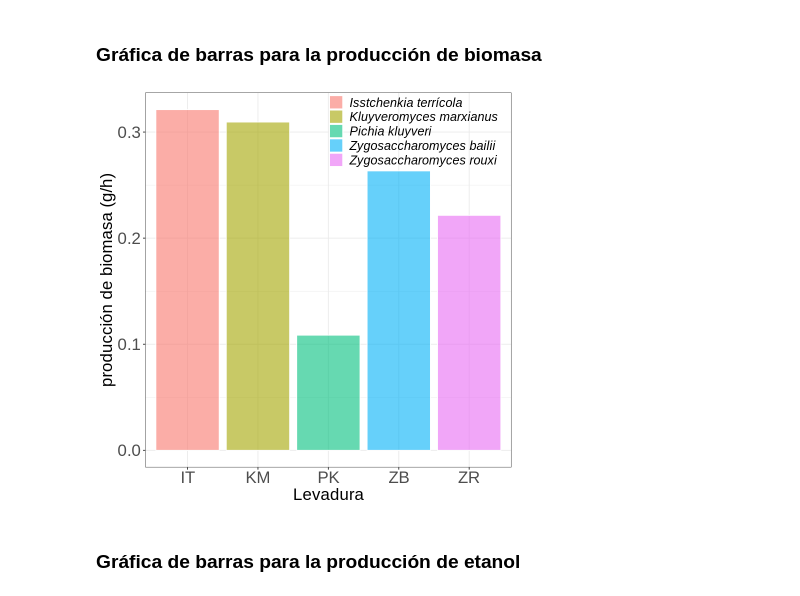
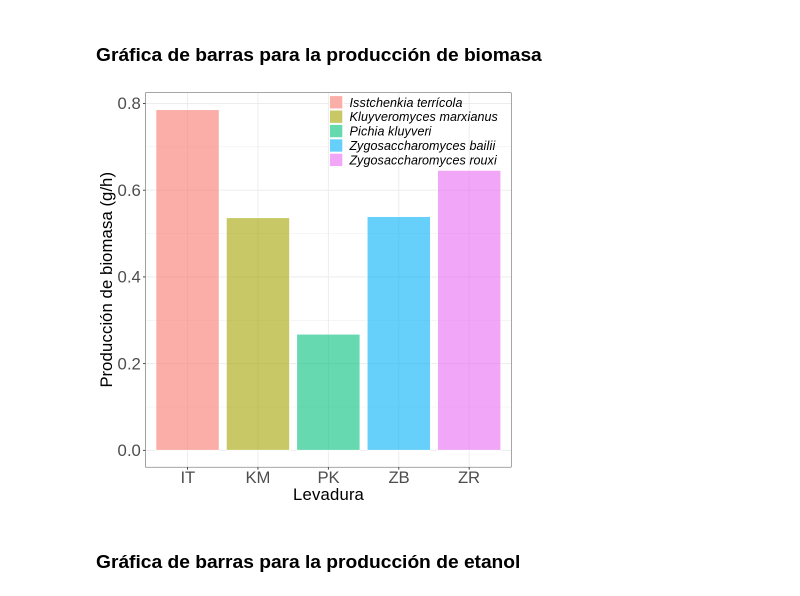
Before and after one commit to JuanM-GG/modelos-tesis, a Jupyter notebook: optimizacion_tasa_dilucion.ipynb, the cells around one changed output. Cells and saved outputs as stored; diff of their text form; code cells hidden in the pictures.

```diff
--- a/optimizacion_tasa_dilucion.ipynb
+++ b/optimizacion_tasa_dilucion.ipynb
@@ -79,12 +89,17 @@ plot_productivity <- function(out) {
     geom_line(lty = 1, lwd = 1) +
     ylab("Productividad de biomasa (g/L h)") +
     xlab("D (1/h)") +
+    scale_color_discrete(name = "", labels = c("etanol", "biomasa")) +
+    theme_bw() +
     theme(
-            plot.title = element_text(size=22),
-            axis.text=element_text(size=20, face = "bold"),
-            axis.title=element_text(size=20,face="bold"),
-            legend.title = element_text(size=20),
-            legend.text = element_text(size=20))
+            plot.title = element_text(size=25),
+            axis.text = element_text(size=20),
+            axis.title = element_text(size=20),
+            legend.title = element_text(size=15),
+            legend.text = element_text(size=20,   ),
+            legend.position = c(0.80, 0.80),
+            legend.background = element_rect(fill=NA))
+
 }
 # %%
 plot_productivity(out)
@@ -157,12 +172,16 @@ plot_productivity_Dopt <- function(out, sol, productivity) {
     geom_point(data = optima, col = "brown", cex = 5) +
     ylab("Productividad de biomasa (g/Lh)") +
     xlab("D (1/h)") +
+    scale_color_discrete(name = "", labels = c("etanol", "biomasa")) +
+    theme_bw() +
     theme(
-            plot.title = element_text(size=22),
-            axis.text=element_text(size=20, face = "bold"),
-            axis.title=element_text(size=20,face="bold"),
-            legend.title = element_text(size=20),
-            legend.text = element_text(size=20))
+            plot.title = element_text(size=25),
+            axis.text = element_text(size=20),
+            axis.title = element_text(size=20),
+            legend.title = element_text(size=15),
+            legend.text = element_text(size=20,   ),
+            legend.position = c(0.80, 0.80),
+            legend.background = element_rect(fill=NA))
 }
 # %%
 plot_productivity_Dopt(out,sol, productivity_opt)
@@ -520,7 +508,0 @@ productivity100
-# %%
-variable <- "x"
-productivity_x <- data.frame(D = rep(out_it$D, 5), lev = rep(c("IT","KM","PK","ZB","ZR"), each = length(out_it$D)),
-                    productivity = c(get_data_productivity_var(out_it,variable),get_data_productivity_var(out_km,variable),
-                    get_data_productivity_var(out_pk,variable),get_data_productivity_var(out_zb,variable),
-                    get_data_productivity_var(out_zr,variable)) )
-head(productivity_x)
@@ -579,25 +510,27 @@ options(warn =  -1)
 ### Gráfica de barras para la producción de biomasa
 # %%
 data_mx <- data.frame(lev = c("IT","KM","PK","ZB","ZR"),
-                    mx = c(-sol_it$objective,-sol_km$objective,-sol_pk$objective,-sol_zb$objective,-sol_zr$objective))
+                    mx = c(productivity_opt_it$productivity_x,productivity_opt_km$productivity_x,
+                           productivity_opt_pk$productivity_x,productivity_opt_zr$productivity_x,
+                           productivity_opt_zb$productivity_x))
 # %%
 ggplot(data=data_mx, aes(x=lev, y=mx, fill = lev)) +
   geom_bar(stat="identity", color="white", alpha = 0.6) +
   xlab("Levadura") +
-  ylab("producción de biomasa (g/h)") +
+  ylab("Producción de biomasa (g/h)") +
   scale_fill_discrete(name = "", labels = c("Isstchenkia terrícola",
   "Kluyveromyces marxianus", "Pichia kluyveri","Zygosaccharomyces bailii",
   "Zygosaccharomyces rouxi")) +
   theme_bw() +
   theme(
             plot.title = element_text(size=25),
             axis.text = element_text(size=20),
             axis.title = element_text(size=20),
             legend.title = element_text(size=15),
             legend.text = element_text(size=15, face = "italic",   ),
             legend.position = c(0.73, 0.92),
             legend.background = element_rect(fill=NA))
 # %% [output]
-[figure, old version]
+[figure, new version]
 # %% [markdown]
 ### Gráfica de barras para la producción de etanol
```
Also changed, not shown: parts of 36 cells of this notebook.
